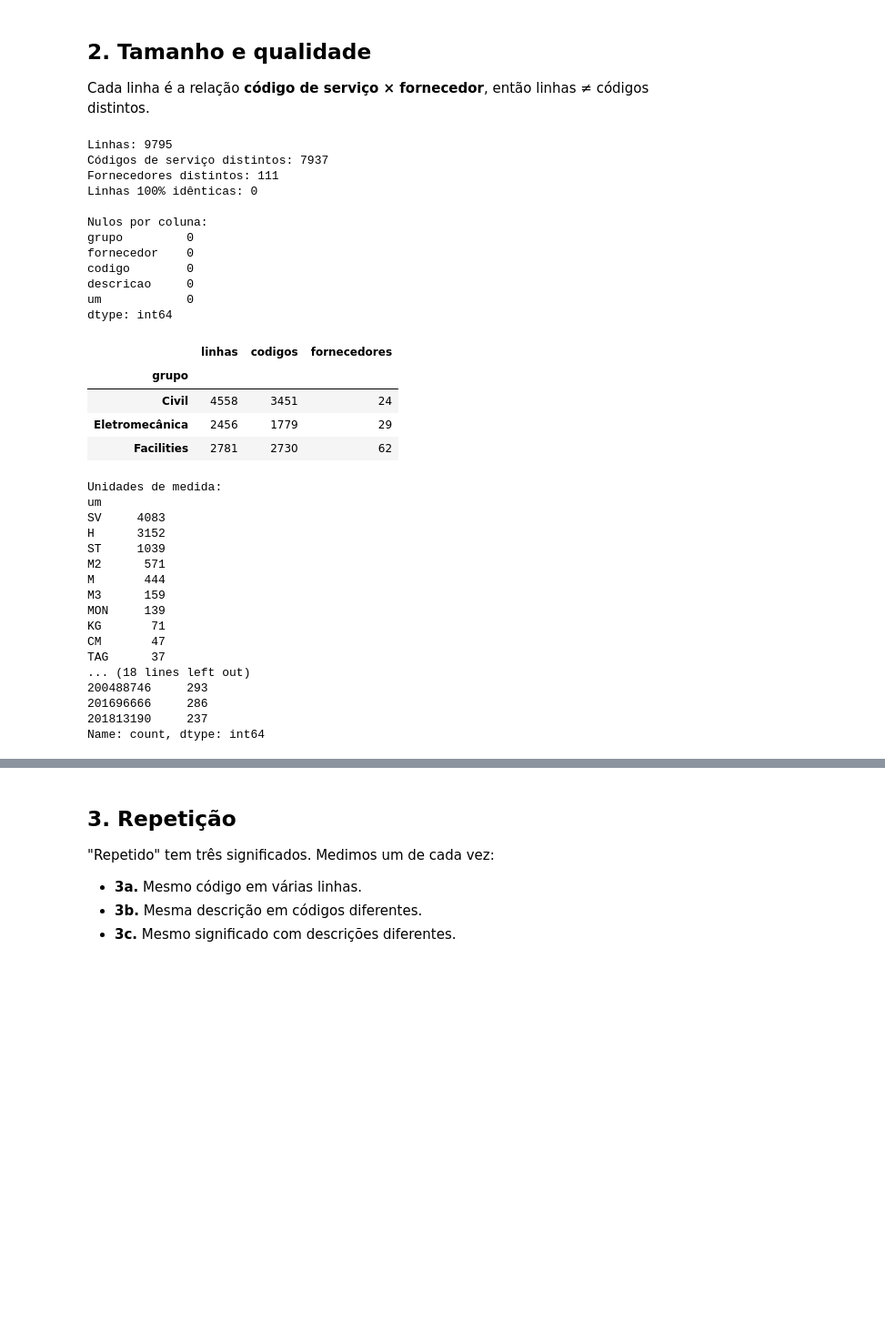
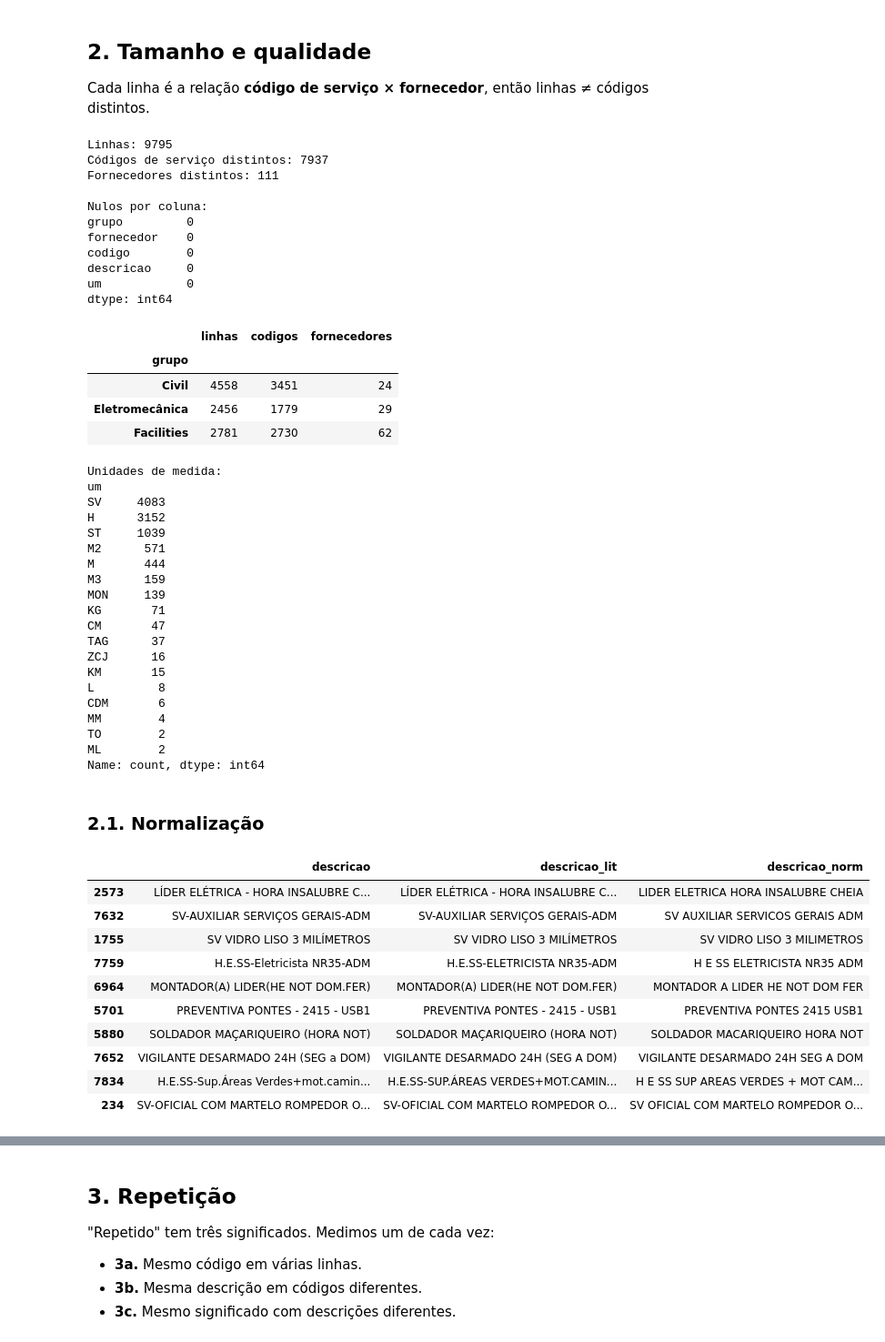
Before and after one commit to rouxstuff/desafio_gc, a Jupyter notebook: diagnostico_gerdau .ipynb, the cells around one changed output, grey strips where cells are left out. Shown at 91% size. Saved outputs shown, nothing was run; the diff lists cells and outputs as text; code cells hidden in the pictures; blank space fills up the shorter version.

```diff
--- a/diagnostico_gerdau .ipynb
+++ b/diagnostico_gerdau .ipynb
@@ -68,14 +68,12 @@ Cada linha é a relação **código de serviço × fornecedor**, então linhas
 print('Linhas:', len(df))
 print('Códigos de serviço distintos:', df['codigo'].nunique())
 print('Fornecedores distintos:', df['fornecedor'].nunique())
-print('Linhas 100% idênticas:', df.duplicated().sum())
 print('\nNulos por coluna:')
 print(df.isna().sum())
 # %% [output]
 Linhas: 9795
 Códigos de serviço distintos: 7937
 Fornecedores distintos: 111
-Linhas 100% idênticas: 0
 
 Nulos por coluna:
 grupo         0
@@ -99,8 +97,6 @@ resumo_grupo
 # %%
 print('Unidades de medida:')
 print(df['um'].value_counts())
-print('\nTop 10 fornecedores por nº de linhas:')
-print(df['fornecedor'].value_counts().head(10))
 # %% [output]
 Unidades de medida:
 um
@@ -114,8 +110,61 @@ MON     139
 KG       71
 CM       47
 TAG      37
-... (18 lines left out)
-200488746     293
-201696666     286
-201813190     237
+ZCJ      16
+KM       15
+L         8
+CDM       6
+MM        4
+TO        2
+ML        2
 Name: count, dtype: int64
+# %% [markdown]
+### 2.1. Normalização
+# %%
+def norm(s):
+    """Maiúsculas, sem acento, sem pontuação e sem espaços extras."""
+
+    s = (
+        unicodedata.normalize('NFKD', str(s))
+        .encode('ascii', 'ignore')
+        .decode()
+        .upper()
+    )
+
+    s = s.replace('/', ' ')
+    s = s.replace('+', ' + ')
+
+    s = re.sub(r'[-_.,;:()"]+', ' ', s)
+    s = re.sub(r'\s+', ' ', s).strip()
+
+    return s
+
+
+# Descrição original em maiúsculas
+df['descricao_lit'] = (
+    df['descricao']
+    .astype(str)
+    .str.upper()
+    .str.strip()
+)
+
+# Descrição normalizada
+df['descricao_norm'] = df['descricao'].map(norm)
+
+# Conferir 10 exemplos
+df[['descricao', 'descricao_lit', 'descricao_norm']].sample(
+    10,
+    random_state=1
+)
+# %% [output]
+|  | descricao | descricao_lit | descricao_norm |
+| 2573 | LÍDER ELÉTRICA - HORA INSALUBRE C... | LÍDER ELÉTRICA - HORA INSALUBRE C... | LIDER ELETRICA HORA INSALUBRE CHEIA |
+| 7632 | SV-AUXILIAR SERVIÇOS GERAIS-ADM | SV-AUXILIAR SERVIÇOS GERAIS-ADM | SV AUXILIAR SERVICOS GERAIS ADM |
+| 1755 | SV VIDRO LISO 3 MILÍMETROS | SV VIDRO LISO 3 MILÍMETROS | SV VIDRO LISO 3 MILIMETROS |
+| 7759 | H.E.SS-Eletricista NR35-ADM | H.E.SS-ELETRICISTA NR35-ADM | H E SS ELETRICISTA NR35 ADM |
+| 6964 | MONTADOR(A) LIDER(HE NOT DOM.FER) | MONTADOR(A) LIDER(HE NOT DOM.FER) | MONTADOR A LIDER HE NOT DOM FER |
+| 5701 | PREVENTIVA PONTES - 2415 - USB1 | PREVENTIVA PONTES - 2415 - USB1 | PREVENTIVA PONTES 2415 USB1 |
+| 5880 | SOLDADOR MAÇARIQUEIRO (HORA NOT) | SOLDADOR MAÇARIQUEIRO (HORA NOT) | SOLDADOR MACARIQUEIRO HORA NOT |
+| 7652 | VIGILANTE DESARMADO 24H (SEG a DOM) | VIGILANTE DESARMADO 24H (SEG A DOM) | VIGILANTE DESARMADO 24H SEG A DOM |
+| 7834 | H.E.SS-Sup.Áreas Verdes+mot.camin... | H.E.SS-SUP.ÁREAS VERDES+MOT.CAMIN... | H E SS SUP AREAS VERDES + MOT CAM... |
+| 234 | SV-OFICIAL COM MARTELO ROMPEDOR O... | SV-OFICIAL COM MARTELO ROMPEDOR O... | SV OFICIAL COM MARTELO ROMPEDOR O... |
```
Also changed, not shown: parts of 8 cells of this notebook.
